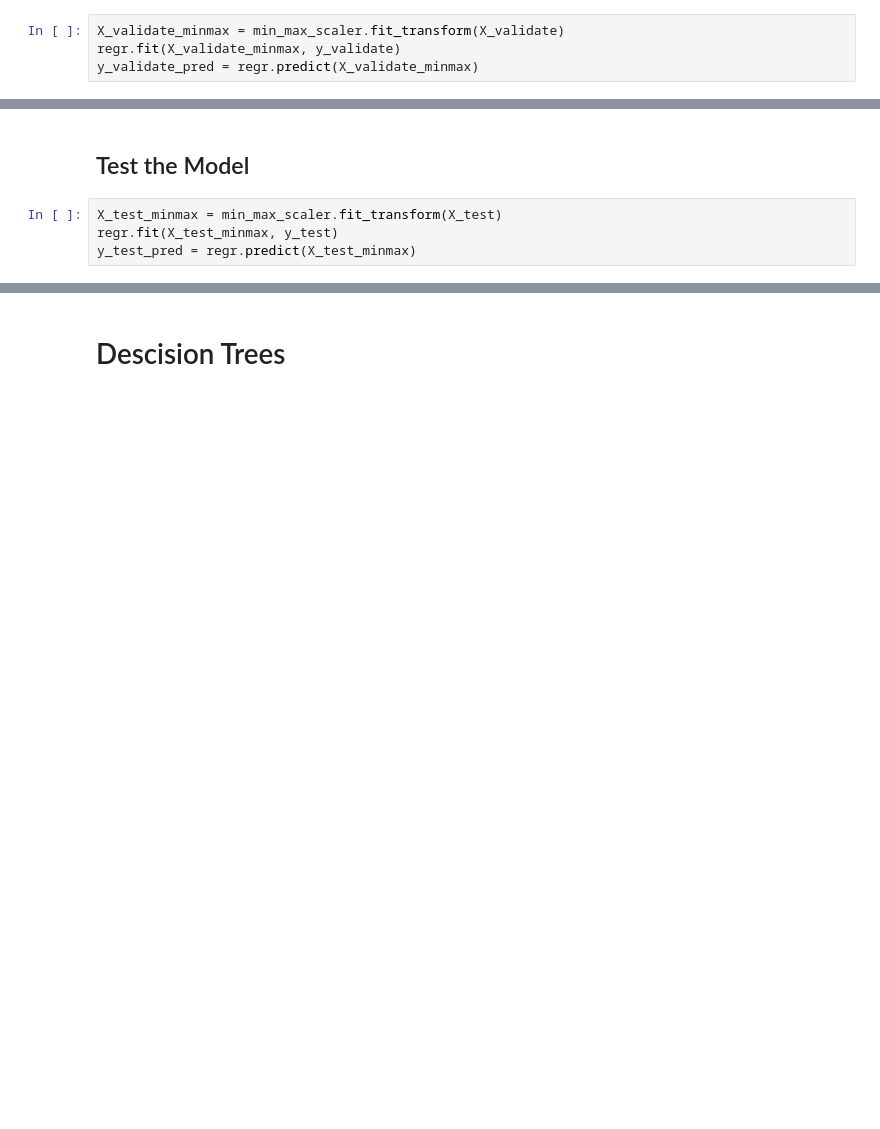
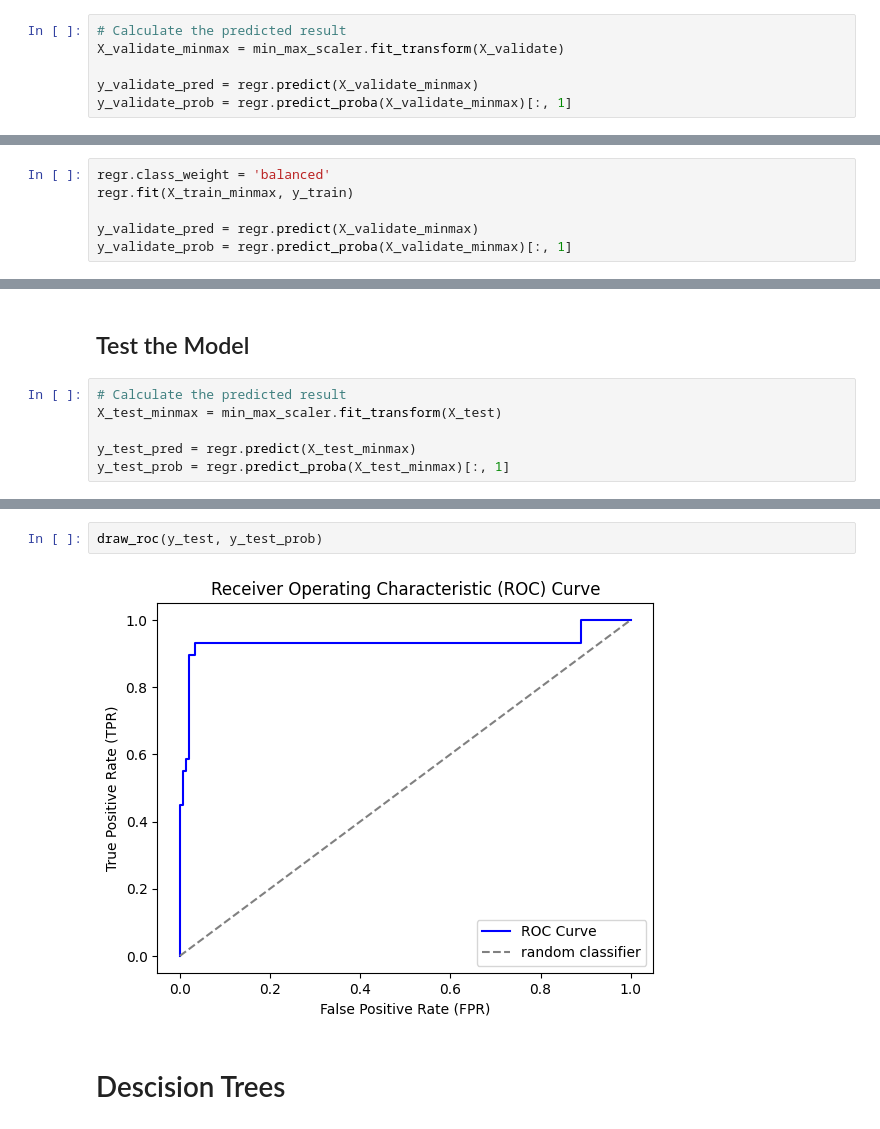
Before and after one commit to balbal1/Machine-Learning-Models, a Jupyter notebook: Machine_Learning_Project.ipynb, the cells around one changed output, grey strips where cells are left out. Saved outputs shown, nothing was run; the diff lists cells and outputs as text; blank space fills up the shorter version.

```diff
--- a/Machine_Learning_Project.ipynb
+++ b/Machine_Learning_Project.ipynb
@@ -126,4 +171,6 @@ sns.heatmap(M, annot=True, fmt='.0f')
 # %%
+# Calculate the predicted result
 X_validate_minmax = min_max_scaler.fit_transform(X_validate)
-regr.fit(X_validate_minmax, y_validate)
+
 y_validate_pred = regr.predict(X_validate_minmax)
+y_validate_prob = regr.predict_proba(X_validate_minmax)[:, 1]
@@ -136,0 +192,6 @@ sns.heatmap(M, annot=True, fmt='.0f')
+# %%
+regr.class_weight = 'balanced'
+regr.fit(X_train_minmax, y_train)
+
+y_validate_pred = regr.predict(X_validate_minmax)
+y_validate_prob = regr.predict_proba(X_validate_minmax)[:, 1]
@@ -137,6 +211,8 @@ sns.heatmap(M, annot=True, fmt='.0f')
 # %% [markdown]
 ## Test the Model
 # %%
+# Calculate the predicted result
 X_test_minmax = min_max_scaler.fit_transform(X_test)
-regr.fit(X_test_minmax, y_test)
+
 y_test_pred = regr.predict(X_test_minmax)
+y_test_prob = regr.predict_proba(X_test_minmax)[:, 1]
@@ -147,6 +232,10 @@ sns.heatmap(M, annot=True, fmt='.0f')
 # %% [output]
 <Axes: >
 [figure]
+# %%
+draw_roc(y_test, y_test_prob)
+# %% [output]
+[figure, added]
 # %% [markdown]
 # Descision Trees
 # %% [markdown]
```
Also changed, not shown: parts of 34 cells of this notebook.
